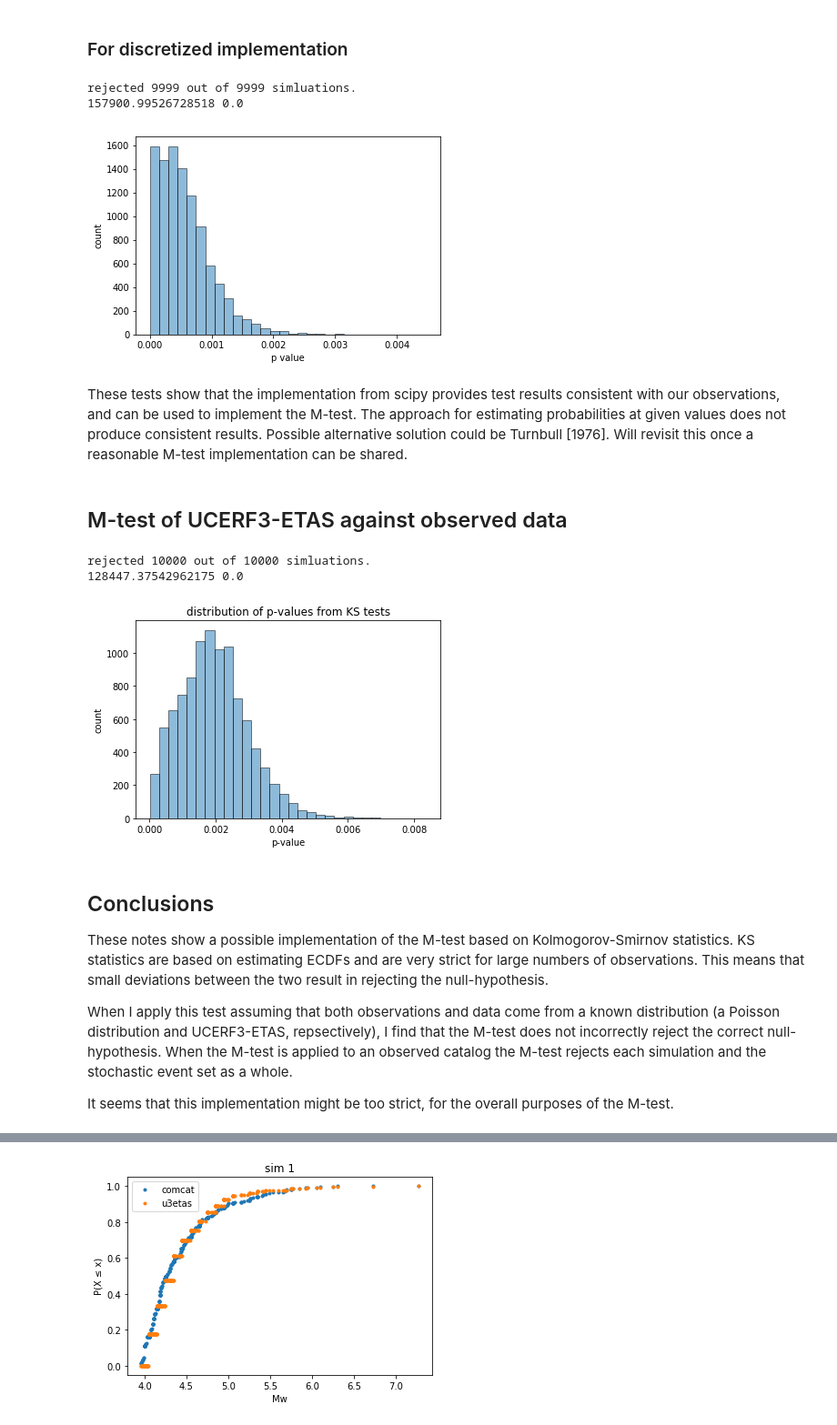
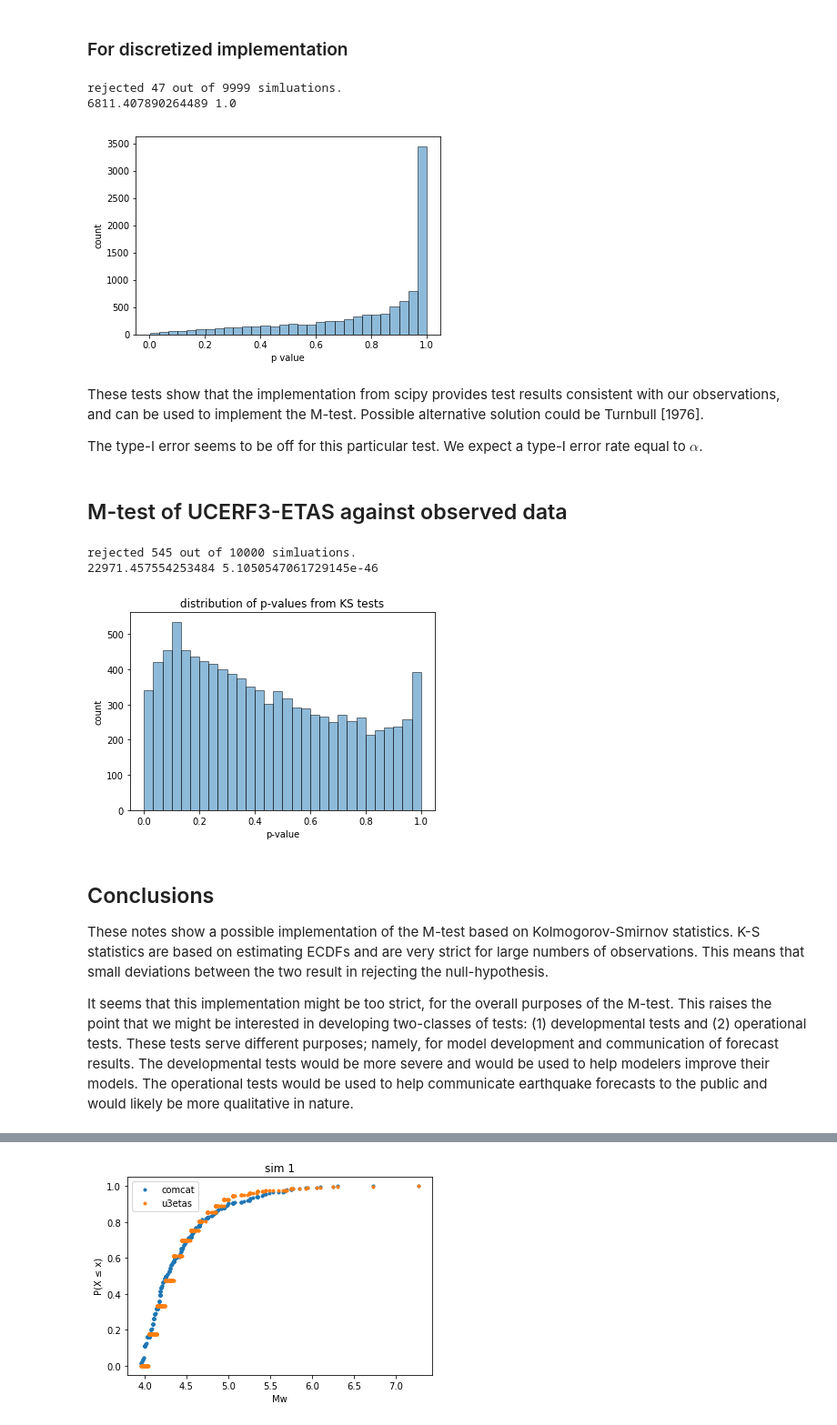
Before and after one commit to SCECcode/pycsep, a Jupyter notebook: notes/m_test_notes.ipynb, the cells around one changed output, grey strips where cells are left out. Shown at 91% size. Cells and saved outputs as stored; diff of their text form; code cells hidden in the pictures.

Commit message:
updated m-test notes and optimizated ecdf calls

```diff
--- a/notes/m_test_notes.ipynb
+++ b/notes/m_test_notes.ipynb
@@ -127,18 +139,22 @@ To compare against the scipy implementation, we use the following implementation
 # %%
 import scipy
 
-def my_ks_2samp(data1, data2, dmw=0.01):
+def my_ks_2samp(data1, data2, dmw=0.1):
     # real version should force to be numpy arrays, etc.
 
     global_min = min([min(data1), min(data2)])
     global_max = max([max(data1), max(data2)])
 
-    mws = arange(global_min, global_max+dmw, dmw)
+    mws = arange(global_min, global_max+2*dmw, dmw)
+
+    # precompute the ecdf so it only happens once
+    cdf1_all = cstats.ecdf(data1)
+    cdf2_all = cstats.ecdf(data2)
 
     # compute cdf function
     # this computes ecdf everytime, can compute once and store. use different function
-    cdf1 = list(map(lambda mw: cstats.less_equal_ecdf(d1, mw), mws))
-    cdf2 = list(map(lambda mw: cstats.less_equal_ecdf(d2, mw), mws))
+    cdf1 = list(map(lambda mw: cstats.less_equal_ecdf(data1, mw, cdf=cdf1_all), mws))
+    cdf2 = list(map(lambda mw: cstats.less_equal_ecdf(data2, mw, cdf=cdf2_all), mws))
 
     n1 = data1.shape[0]
     n2 = data2.shape[0]
@@ -163,13 +179,13 @@ Since we are comparing two collections of RVs sampled from the same distribution
 # %% [markdown]
 ### For Scipy Implementation
 # %%
-from scipy.stats import poisson, ks_2samp
+from scipy.stats import poisson, ks_2samp, norm
 from scipy.stats.distributions import chi2
 
 mu = 1.0
-N = 10000
-m0 = poisson.rvs(mu, size=10000)
-mi = [poisson.rvs(mu, size=10000) for _ in range(N)]
+N = 1000
+m0 = norm.rvs(mu, size=N)
+mi = norm.rvs(mu, size=(N,N))
 alpha = 0.05
 
 p_values = []
@@ -201,19 +217,19 @@ rejected 60 out of 10000 simluations.
 # %% [markdown]
 ### For discretized implementation
 # %%
-from scipy.stats import poisson
+from scipy.stats import poisson, norm
 from scipy.stats.distributions import chi2
 
-mu = 1.0
-N = 10000
-m0 = poisson.rvs(mu, size=10000)
-mi = [poisson.rvs(mu, size=10000) for _ in range(N)]
+mu = 0.0
+N = 1000
+m0 = norm.rvs(mu, size=N)
+mi = norm.rvs(mu, size=(N,N))
 alpha = 0.05
 
 p_values = []
 rejections = 0
 for idx in range(N):
-    d, p_value = my_ks_2samp(m0, mi[idx])
+    d, p_value = my_ks_2samp(m0, mi[idx], dmw=0.25)
     p_values.append(p_value)
     if p_value < alpha:
         rejections = rejections + 1
@@ -226,7 +242,7 @@ ylabel('count')
 # some issue with p_values, maybe related to scipy implementation of ks.sf()
 p_values[p_values >= 1.0] = 1.0
 
-print('rejected {} out of {} simluations.'.format(rejections, N))
+print('Rejected {} out of {} simluations.'.format(rejections, N))
 
 # combine statistical tests using fisher's combined probability test
 chi_f = -2 * np.sum(np.log(p_values))
@@ -290,7 +308,7 @@ rejections = 0
 for idx in range(N):
     m0_mws = m0.get_magnitudes()
     mi_mws = mi[idx].get_magnitudes()
-    d, p_value = my_ks_2samp(m0_mws, mi_mws, dmw=0.01)
+    d, p_value = my_ks_2samp(m0_mws, mi_mws, dmw=0.25)
     p_values.append(p_value)
     if p_value < alpha:
         rejections = rejections + 1
@@ -311,55 +329,55 @@ chi_f = -2 * np.sum(np.log(p_values))
 p_value = scipy.stats.distributions.chi2.sf(chi_f, 2*N)
 print(chi_f, p_value)
 # %% [output]
-rejected 9999 out of 9999 simluations.
-157900.99526728518 0.0
+rejected 47 out of 9999 simluations.
+6811.407890264489 1.0
-[figure, old version]
+[figure, new version]
 # %% [markdown]
-These tests show that the implementation from scipy provides test results consistent with our observations, and can be used to implement the M-test. The approach for estimating probabilities at given values does not produce consistent results. Possible alternative solution could be Turnbull [1976]. Will revisit this once a reasonable M-test implementation can be shared.
+These tests show that the implementation from scipy provides test results consistent with our observations, and can be used to implement the M-test. Possible alternative solution could be Turnbull [1976].
+
+The type-I error seems to be off for this particular test. We expect a type-I error rate equal to $\alpha$.
 # %% [markdown]
 ## M-test of UCERF3-ETAS against observed data
 # %%
 obs = comcat.get_magnitudes()
 alpha = 0.05
 
 rejections = 0
 p_values = []
 
 for u3cat in u3catalogs:
     mws = u3cat.get_magnitudes()
-    d, p_val = ks_2samp(obs, mws)
+    d, p_val = my_ks_2samp(obs, mws, dmw=0.25)
     p_values.append(p_val)
-    if p_value < alpha:
+    if p_val < alpha:
         rejections = rejections + 1
 
 p_values = np.array(p_values)
 counts, bins, pathces = hist(p_values, bins=30, edgecolor='black', alpha=0.5)
 h = xlabel('p-value')
 h = ylabel('count')
 h = title('distribution of p-values from KS tests')
 
 # some issue with p_values, maybe related to scipy implementation of ks.sf() or eps.
 p_values[p_values >= 1.0] = 1.0
 
 # display rejection
 print('rejected {} out of {} simluations.'.format(rejections, len(u3catalogs)))
 
 # combine statistical tests using fisher's combined probability test
 chi_f = -2 * np.sum(np.log(p_values))
 p_value = chi2.sf(chi_f, 2*N)
 print(chi_f, p_value)
 # %% [output]
-rejected 10000 out of 10000 simluations.
-128447.37542962175 0.0
+rejected 545 out of 10000 simluations.
+22971.457554253484 5.1050547061729145e-46
-[figure, old version]
+[figure, new version]
 # %% [markdown]
 ## Conclusions
 
-These notes show a possible implementation of the M-test based on Kolmogorov-Smirnov statistics. KS statistics are based on estimating ECDFs and are very strict for large numbers of observations. This means that small deviations between the two result in rejecting the null-hypothesis.
+These notes show a possible implementation of the M-test based on Kolmogorov-Smirnov statistics. K-S statistics are based on estimating ECDFs and are very strict for large numbers of observations. This means that small deviations between the two result in rejecting the null-hypothesis.
 
-When I apply this test assuming that both observations and data come from a known distribution (a Poisson distribution and UCERF3-ETAS, repsectively), I find that the M-test does not incorrectly reject the correct null-hypothesis. When the M-test is applied to an observed catalog the M-test rejects each simulation and the stochastic event set as a whole.
-
-It seems that this implementation might be too strict, for the overall purposes of the M-test.
+It seems that this implementation might be too strict, for the overall purposes of the M-test. This raises the point that we might be interested in developing two-classes of tests: (1) developmental tests and (2) operational tests. These tests serve different purposes; namely, for model development and communication of forecast results. The developmental tests would be more severe and would be used to help modelers improve their models. The operational tests would be used to help communicate earthquake forecasts to the public and would likely be more qualitative in nature.
 # %% [markdown]
 ## Discussion
 
```
Also changed, not shown: parts of 24 cells of this notebook, 3 other files.
